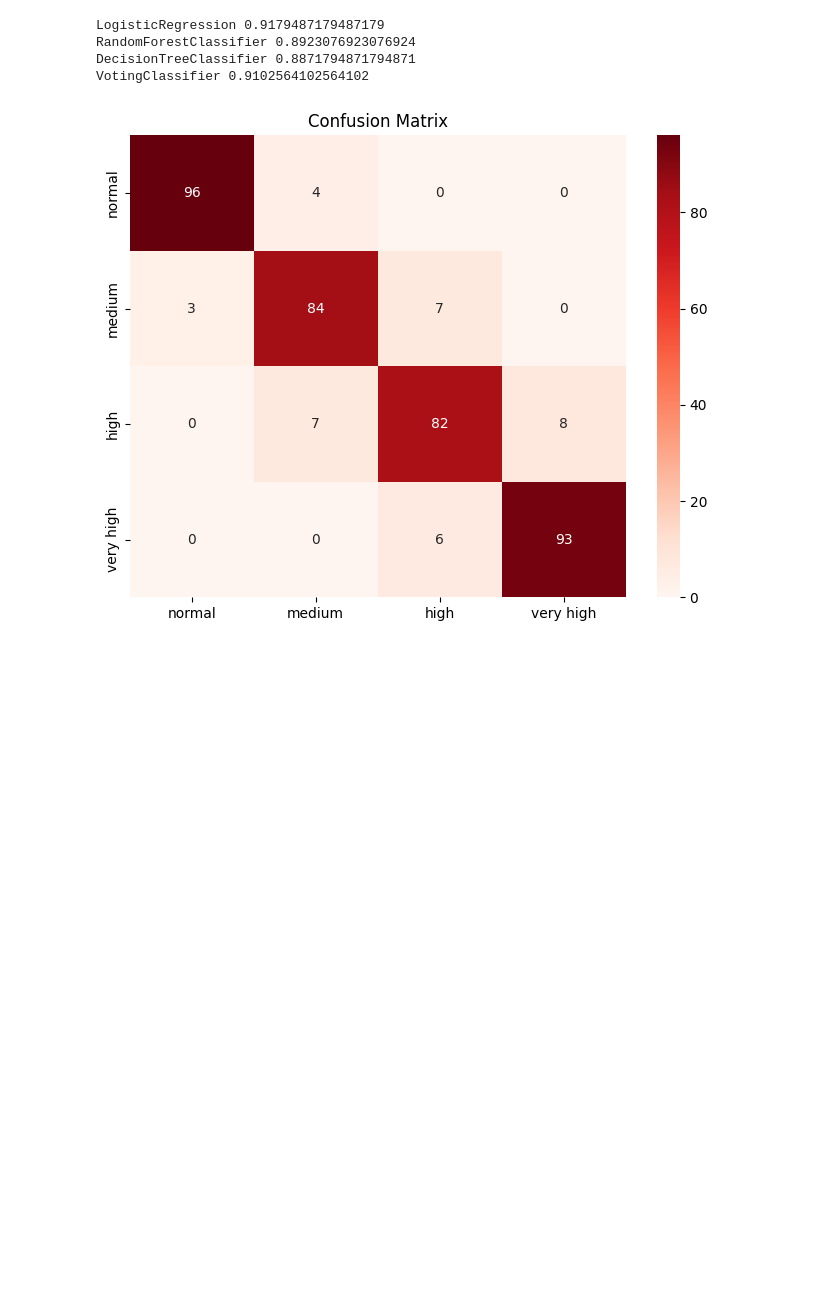
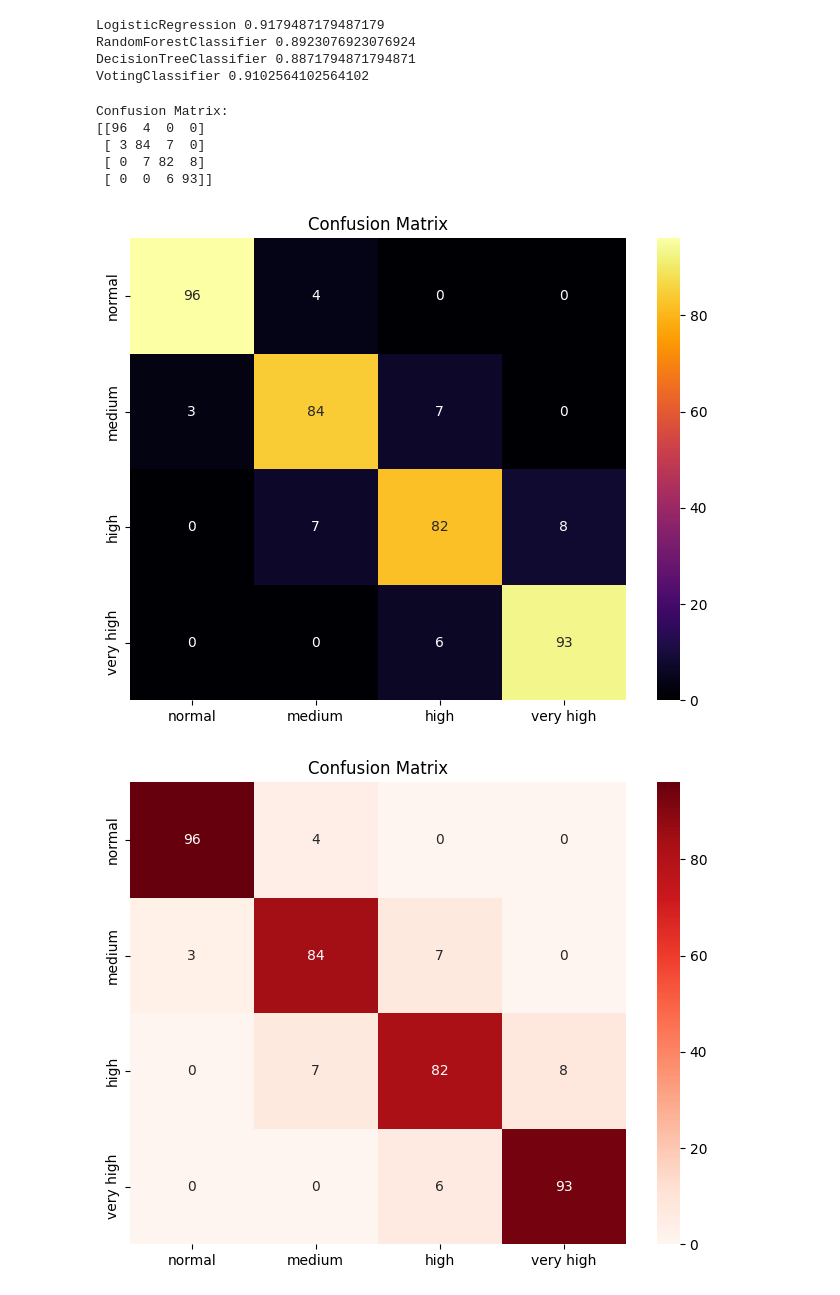
Before and after one commit to surajjorwar/Mobile-price-range-prediction-, a Jupyter notebook: Mobile_price_prediction_.ipynb, the cells around one changed output. Cells and saved outputs as stored; diff of their text form; code cells hidden in the pictures; blank space fills up the shorter version.

```diff
--- a/Mobile_price_prediction_.ipynb
+++ b/Mobile_price_prediction_.ipynb
@@ -406,7 +406,7 @@ random_forest =  RandomForestClassifier( min_samples_leaf=2, min_samples_split=2
 #traunung the classifier
 random_forest.fit(X_train, y_train)
 #predicting the value
-y_pred = random_forest.predict(X_test)
+y_pred_rf = random_forest.predict(X_test)
 #evaluating the accuracy
 accuracy_score(y_test, y_pred)
 # %% [output]
@@ -467,6 +467,24 @@ LogisticRegression 0.9179487179487179
 RandomForestClassifier 0.8923076923076924
 DecisionTreeClassifier 0.8871794871794871
 VotingClassifier 0.9102564102564102
+# %%
+cm = confusion_matrix(y_test, y_pred)
+print("Confusion Matrix:")
+print(cm)
+# %% [output]
+Confusion Matrix:
+[[96  4  0  0]
+ [ 3 84  7  0]
+ [ 0  7 82  8]
+ [ 0  0  6 93]]
+# %%
+plt.figure(figsize=(8, 6))
+sns.heatmap(cm, annot=True, fmt='d', cmap='inferno', xticklabels=['normal', 'medium', 'high', 'very high'],
+            yticklabels=['normal', 'medium', 'high', 'very high'])
+plt.title('Confusion Matrix')
+plt.show()
+# %% [output]
+[figure, added]
 # %%
 cm = confusion_matrix(y_test, y_pred)
 # %%
```
Also changed, not shown: parts of 1 cell of this notebook.
